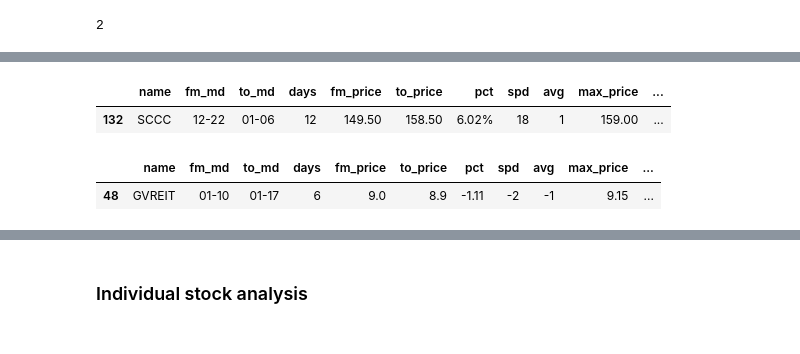
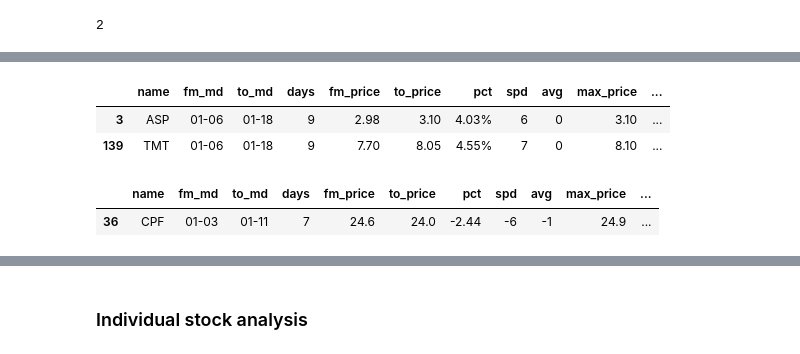
Before and after one commit to santimcs/A7, a Jupyter notebook: Daily/240 - Summary Sales Analysis.ipynb, the cells around one changed output, grey strips where cells are left out. Saved outputs shown, nothing was run; the diff lists cells and outputs as text; code cells hidden in the pictures.

```diff
--- a/Daily/240 - Summary Sales Analysis.ipynb
+++ b/Daily/240 - Summary Sales Analysis.ipynb
@@ -202,14 +254,15 @@ Upward      12
 Name: days, dtype: int64
 # %%
-df.query('days == 12')[cols].style.format(format_dict)
+df.query('days == 9')[cols].style.format(format_dict)
 # %% [output]
 |  | name | fm_md | to_md | days | fm_price | to_price | pct | spd | avg | max_price | ... |
-| 132 | SCCC | 12-22 | 01-06 | 12 | 149.50 | 158.50 | 6.02% | 18 | 1 | 159.00 | ... |
+| 3 | ASP | 01-06 | 01-18 | 9 | 2.98 | 3.10 | 4.03% | 6 | 0 | 3.10 | ... |
+| 139 | TMT | 01-06 | 01-18 | 9 | 7.70 | 8.05 | 4.55% | 7 | 0 | 8.10 | ... |
 # %%
-df.query('days == 6 and trend == "Downward"')[cols]
+df.query('days == 7 and trend == "Downward"')[cols]
 # %% [output]
 |  | name | fm_md | to_md | days | fm_price | to_price | pct | spd | avg | max_price | ... |
-| 48 | GVREIT | 01-10 | 01-17 | 6 | 9.0 | 8.9 | -1.11 | -2 | -1 | 9.15 | ... |
+| 36 | CPF | 01-03 | 01-11 | 7 | 24.6 | 24.0 | -2.44 | -6 | -1 | 24.9 | ... |
 # %%
 df.groupby(['name', 'trend'])[['days']].agg('mean').reset_index()
 # %% [output]
```
Also changed, not shown: parts of 28 cells of this notebook, 36 other files.
